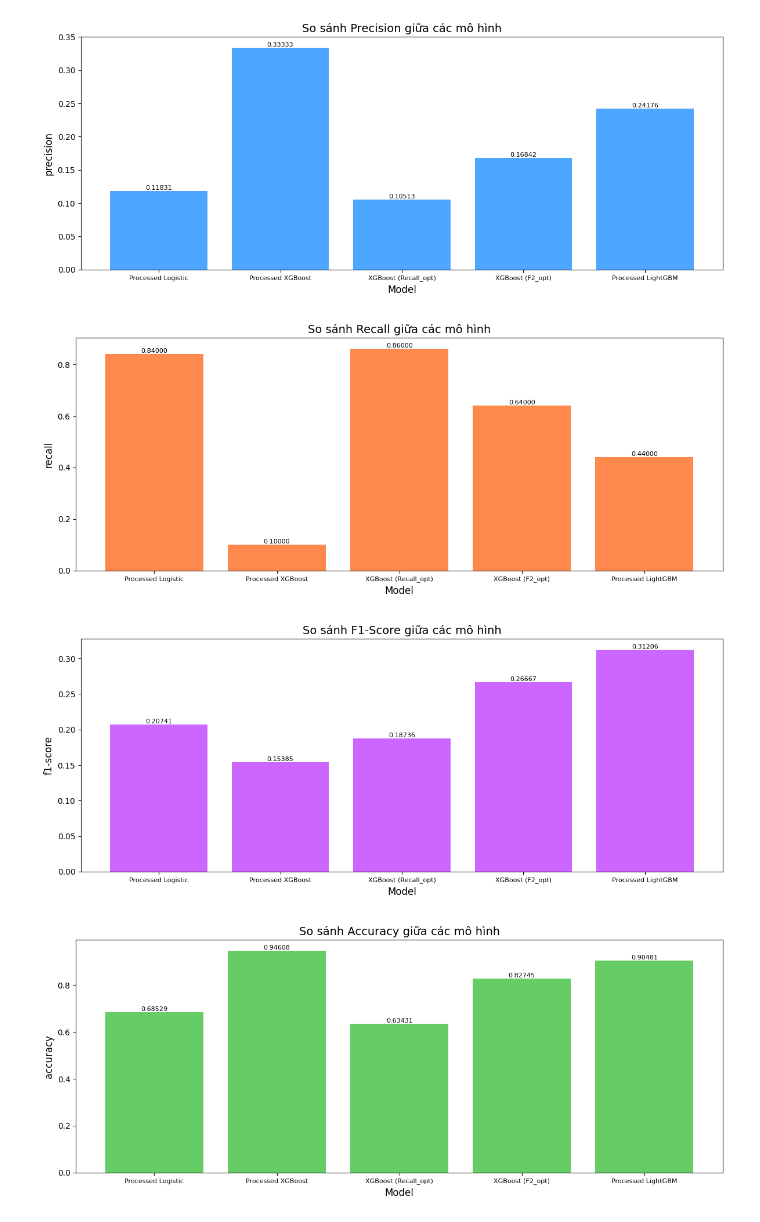
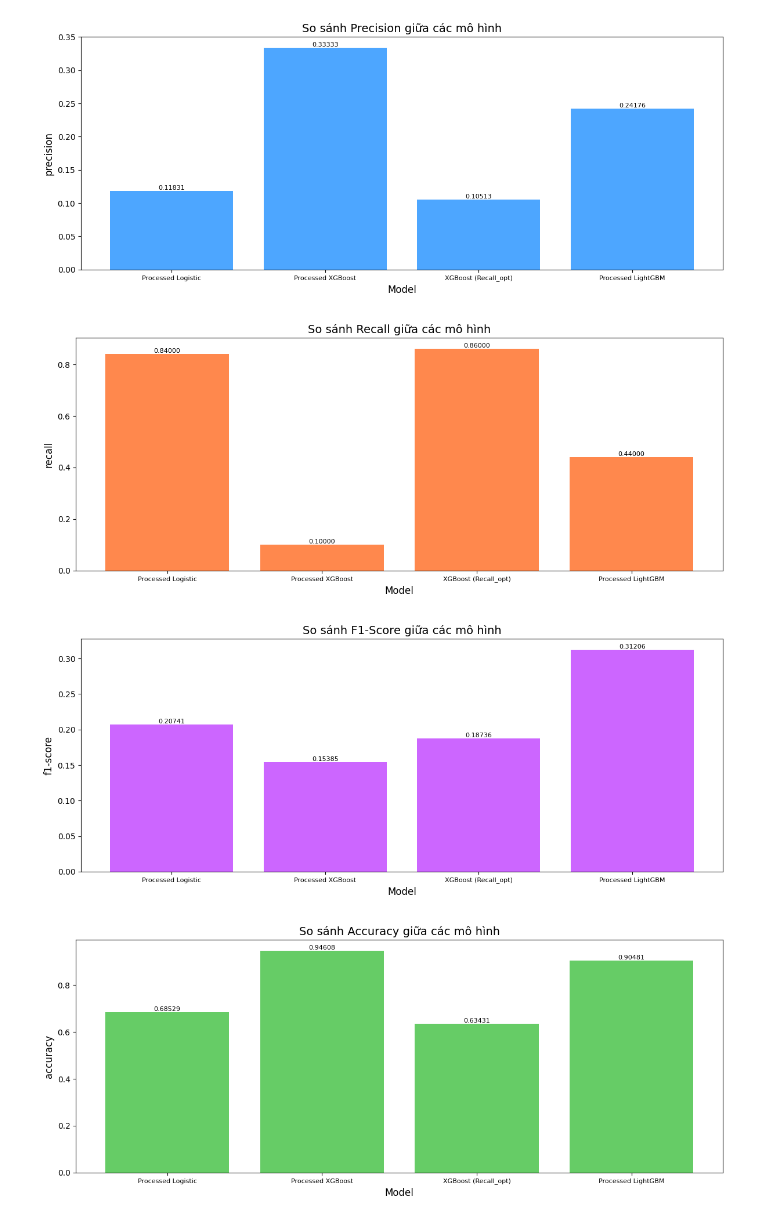
Before and after one commit to Brozic2908/Stroke-Prediction-Project, a Jupyter notebook: src/models/compare_models.ipynb, the cells around one changed output. Drawn from its saved outputs; the diff is of its cells as text; code cells hidden in the pictures.

```diff
--- a/src/models/compare_models.ipynb
+++ b/src/models/compare_models.ipynb
@@ -155,35 +154,35 @@ def plot_metric(df, metric, title):
     plt.xticks(rotation=0, ha="center", fontsize=8)
 
     # Hiển thị giá trị lên đầu cột
     for x, y in zip(df.index, df[metric]):
         plt.text(x, y, f"{y:.5f}", ha="center", va="bottom", fontsize=8)
 
     plt.tight_layout()
     plt.show()
 
 
 df.index = [
     # "Raw Logistic",
     "Processed Logistic",
     # "Raw XGBoost",
     "Processed XGBoost",
     "XGBoost (Recall_opt)",
-    "XGBoost (F2_opt)",
+    # "XGBoost (F2_opt)",
     "Processed LightGBM"
 ]
 
 
 plot_metric(df, "precision", "So sánh Precision giữa các mô hình")
 
 plot_metric(df, "recall", "So sánh Recall giữa các mô hình")
 
 plot_metric(df, "f1-score", "So sánh F1-Score giữa các mô hình")
 
 plot_metric(df, "accuracy", "So sánh Accuracy giữa các mô hình")
 
 # plot_metric(df, "time_seconds", "So sánh Thời gian huấn luyện giữa các mô hình Machine Learning")
 # %% [output]
-[figure, old version]
+[figure, new version]
-[figure, old version]
+[figure, new version]
-[figure, old version]
+[figure, new version]
-[figure, old version]
+[figure, new version]
```
Also changed, not shown: parts of 1 cell of this notebook.
